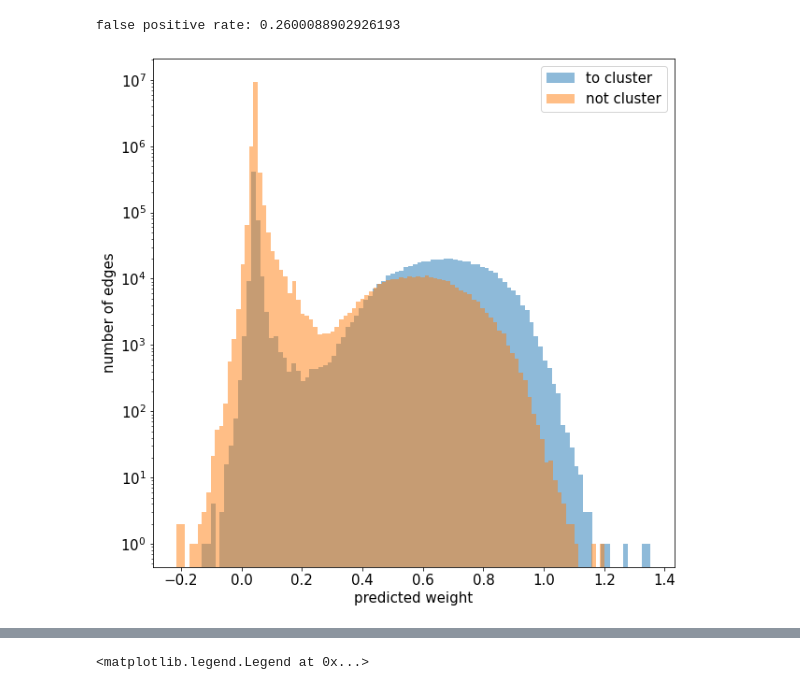
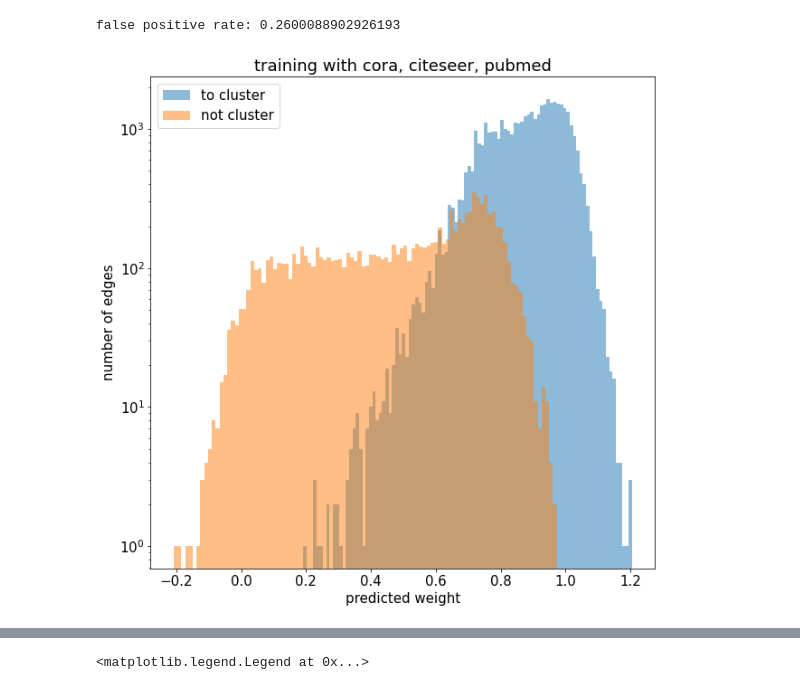
Before and after one commit to DRealHammer/HClustering, a Jupyter notebook: scripts/plot_learning.ipynb, the cells around one changed output, grey strips where cells are left out. Cells and saved outputs as stored; diff of their text form; code cells hidden in the pictures.

```diff
--- a/scripts/plot_learning.ipynb
+++ b/scripts/plot_learning.ipynb
@@ -74,6 +74,6 @@ with open('../data/all.data') as file:
 		labels.append(int(line[0]))
 # %%
 probs = []
-with open('all_predictions') as file:
+with open('predicts-ccp') as file:
 	for line in file:
 		probs.append(float(line))
@@ -86,12 +95,13 @@ negative_probs = probs[labels == 0]
 # %%
 plt.rcParams['figure.figsize'] = (10, 10)
 plt.rcParams['font.size'] = 15
 plt.hist(positive_probs, bins=100, alpha=0.5, label="to cluster")
 plt.hist(negative_probs, bins=100, alpha=0.5, label='not cluster')
 plt.yscale("log")
 plt.xlabel('predicted weight')
 plt.ylabel('number of edges')
+plt.title('training with cora, citeseer, pubmed')
 plt.legend()
 plt.show()
 # %% [output]
-[figure, old version]
+[figure, new version]
```
Also changed, not shown: parts of 4 cells of this notebook, 34 other files.
